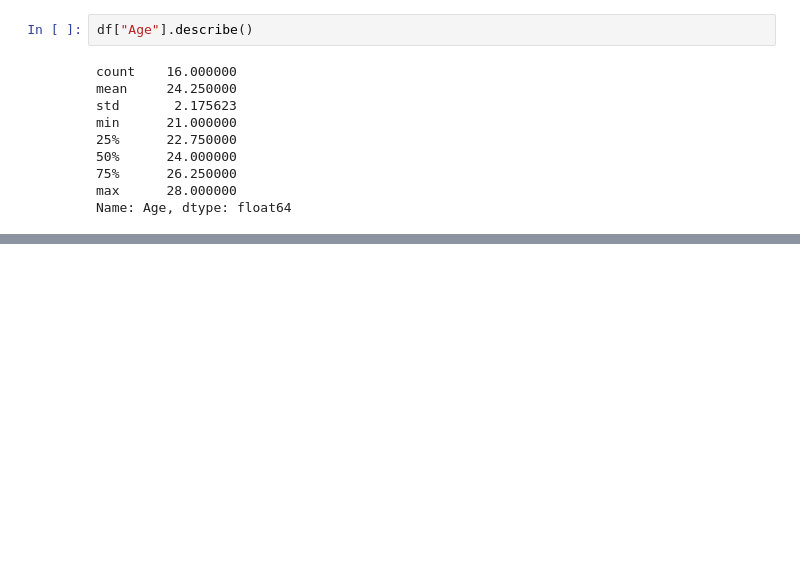
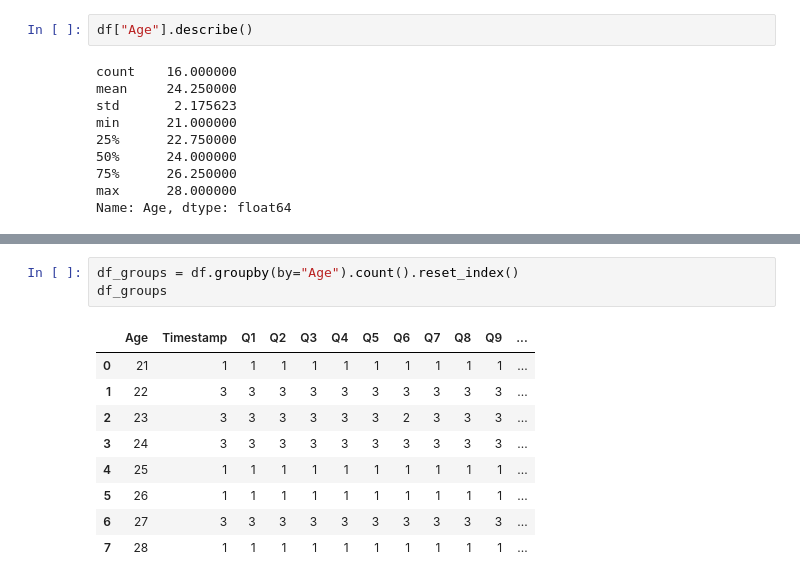
Before and after one commit to sruthib22/data690fall21, a Jupyter notebook: survey_responses.ipynb, the cells around one changed output, grey strips where cells are left out. Saved outputs shown, nothing was run; the diff lists cells and outputs as text; blank space fills up the shorter version.

```diff
--- a/survey_responses.ipynb
+++ b/survey_responses.ipynb
@@ -256,3 +256,16 @@ fig.add_trace(trace)
 fig.show()
 # %% [output]
 [interactive output not drawn]
+# %%
+df_groups = df.groupby(by="Age").count().reset_index()
+df_groups
+# %% [output]
+|  | Age | Timestamp | Q1 | Q2 | Q3 | Q4 | Q5 | Q6 | Q7 | Q8 | Q9 | ... |
+| 0 | 21 | 1 | 1 | 1 | 1 | 1 | 1 | 1 | 1 | 1 | 1 | ... |
+| 1 | 22 | 3 | 3 | 3 | 3 | 3 | 3 | 3 | 3 | 3 | 3 | ... |
+| 2 | 23 | 3 | 3 | 3 | 3 | 3 | 3 | 2 | 3 | 3 | 3 | ... |
+| 3 | 24 | 3 | 3 | 3 | 3 | 3 | 3 | 3 | 3 | 3 | 3 | ... |
+| 4 | 25 | 1 | 1 | 1 | 1 | 1 | 1 | 1 | 1 | 1 | 1 | ... |
+| 5 | 26 | 1 | 1 | 1 | 1 | 1 | 1 | 1 | 1 | 1 | 1 | ... |
+| 6 | 27 | 3 | 3 | 3 | 3 | 3 | 3 | 3 | 3 | 3 | 3 | ... |
+| 7 | 28 | 1 | 1 | 1 | 1 | 1 | 1 | 1 | 1 | 1 | 1 | ... |
```
Also changed, not shown: parts of 1 cell of this notebook.
